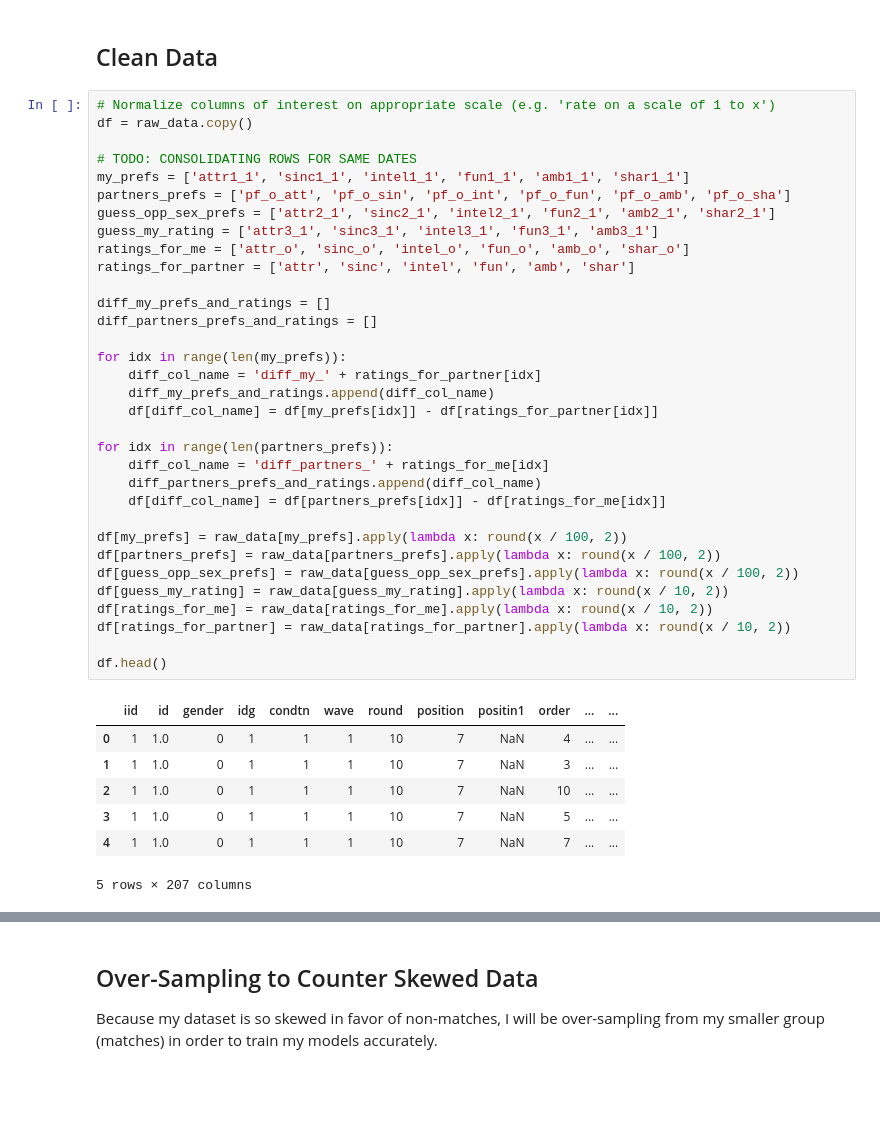
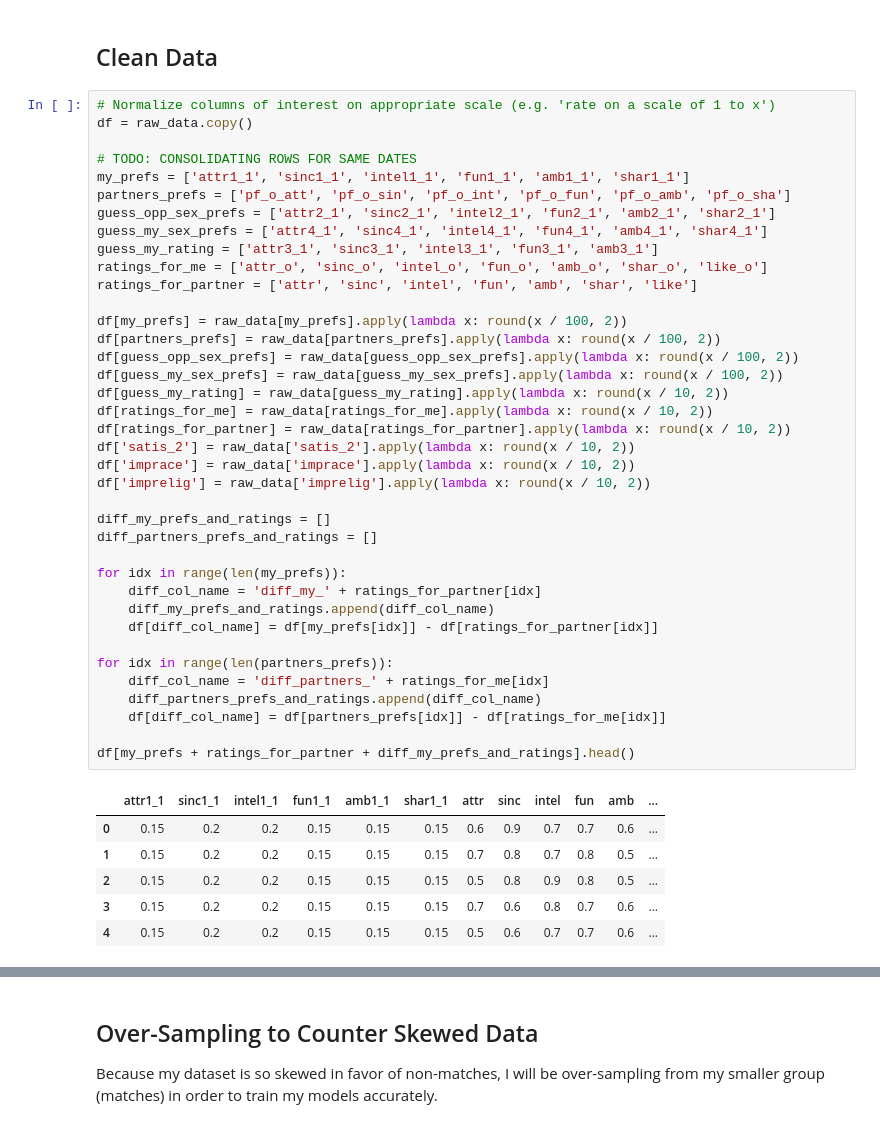
Before and after one commit to esthersweon/thinkful, a Jupyter notebook: main/unit_3/lesson_7_project_1.ipynb, the cells around one changed output, grey strips where cells are left out. Saved outputs shown, nothing was run; the diff lists cells and outputs as text; blank space fills up the shorter version.

```diff
--- a/main/unit_3/lesson_7_project_1.ipynb
+++ b/main/unit_3/lesson_7_project_1.ipynb
@@ -91,41 +110,45 @@ cols_many_nans = get_col_descriptions(raw_data)
 # %%
 # Normalize columns of interest on appropriate scale (e.g. 'rate on a scale of 1 to x')
 df = raw_data.copy()
 
 # TODO: CONSOLIDATING ROWS FOR SAME DATES
 my_prefs = ['attr1_1', 'sinc1_1', 'intel1_1', 'fun1_1', 'amb1_1', 'shar1_1']
 partners_prefs = ['pf_o_att', 'pf_o_sin', 'pf_o_int', 'pf_o_fun', 'pf_o_amb', 'pf_o_sha']
 guess_opp_sex_prefs = ['attr2_1', 'sinc2_1', 'intel2_1', 'fun2_1', 'amb2_1', 'shar2_1']
+guess_my_sex_prefs = ['attr4_1', 'sinc4_1', 'intel4_1', 'fun4_1', 'amb4_1', 'shar4_1']
 guess_my_rating = ['attr3_1', 'sinc3_1', 'intel3_1', 'fun3_1', 'amb3_1']
-ratings_for_me = ['attr_o', 'sinc_o', 'intel_o', 'fun_o', 'amb_o', 'shar_o']
-ratings_for_partner = ['attr', 'sinc', 'intel', 'fun', 'amb', 'shar']
+ratings_for_me = ['attr_o', 'sinc_o', 'intel_o', 'fun_o', 'amb_o', 'shar_o', 'like_o']
+ratings_for_partner = ['attr', 'sinc', 'intel', 'fun', 'amb', 'shar', 'like']
+
+df[my_prefs] = raw_data[my_prefs].apply(lambda x: round(x / 100, 2))
+df[partners_prefs] = raw_data[partners_prefs].apply(lambda x: round(x / 100, 2))
+df[guess_opp_sex_prefs] = raw_data[guess_opp_sex_prefs].apply(lambda x: round(x / 100, 2))
+df[guess_my_sex_prefs] = raw_data[guess_my_sex_prefs].apply(lambda x: round(x / 100, 2))
+df[guess_my_rating] = raw_data[guess_my_rating].apply(lambda x: round(x / 10, 2))
+df[ratings_for_me] = raw_data[ratings_for_me].apply(lambda x: round(x / 10, 2))
+df[ratings_for_partner] = raw_data[ratings_for_partner].apply(lambda x: round(x / 10, 2))
+df['satis_2'] = raw_data['satis_2'].apply(lambda x: round(x / 10, 2))
+df['imprace'] = raw_data['imprace'].apply(lambda x: round(x / 10, 2))
+df['imprelig'] = raw_data['imprelig'].apply(lambda x: round(x / 10, 2))
 
 diff_my_prefs_and_ratings = []
 diff_partners_prefs_and_ratings = []
 
 for idx in range(len(my_prefs)):
     diff_col_name = 'diff_my_' + ratings_for_partner[idx]
     diff_my_prefs_and_ratings.append(diff_col_name)
     df[diff_col_name] = df[my_prefs[idx]] - df[ratings_for_partner[idx]]
 
 for idx in range(len(partners_prefs)):
     diff_col_name = 'diff_partners_' + ratings_for_me[idx]
     diff_partners_prefs_and_ratings.append(diff_col_name)
     df[diff_col_name] = df[partners_prefs[idx]] - df[ratings_for_me[idx]]
 
-df[my_prefs] = raw_data[my_prefs].apply(lambda x: round(x / 100, 2))
-df[partners_prefs] = raw_data[partners_prefs].apply(lambda x: round(x / 100, 2))
-df[guess_opp_sex_prefs] = raw_data[guess_opp_sex_prefs].apply(lambda x: round(x / 100, 2))
-df[guess_my_rating] = raw_data[guess_my_rating].apply(lambda x: round(x / 10, 2))
-df[ratings_for_me] = raw_data[ratings_for_me].apply(lambda x: round(x / 10, 2))
-df[ratings_for_partner] = raw_data[ratings_for_partner].apply(lambda x: round(x / 10, 2))
-
-df.head()
+df[my_prefs + ratings_for_partner + diff_my_prefs_and_ratings].head()
 # %% [output]
-|  | iid | id | gender | idg | condtn | wave | round | position | positin1 | order | ... | ... |
-| 0 | 1 | 1.0 | 0 | 1 | 1 | 1 | 10 | 7 | NaN | 4 | ... | ... |
-| 1 | 1 | 1.0 | 0 | 1 | 1 | 1 | 10 | 7 | NaN | 3 | ... | ... |
-| 2 | 1 | 1.0 | 0 | 1 | 1 | 1 | 10 | 7 | NaN | 10 | ... | ... |
-| 3 | 1 | 1.0 | 0 | 1 | 1 | 1 | 10 | 7 | NaN | 5 | ... | ... |
-| 4 | 1 | 1.0 | 0 | 1 | 1 | 1 | 10 | 7 | NaN | 7 | ... | ... |
+|  | attr1_1 | sinc1_1 | intel1_1 | fun1_1 | amb1_1 | shar1_1 | attr | sinc | intel | fun | amb | ... |
+| 0 | 0.15 | 0.2 | 0.2 | 0.15 | 0.15 | 0.15 | 0.6 | 0.9 | 0.7 | 0.7 | 0.6 | ... |
+| 1 | 0.15 | 0.2 | 0.2 | 0.15 | 0.15 | 0.15 | 0.7 | 0.8 | 0.7 | 0.8 | 0.5 | ... |
+| 2 | 0.15 | 0.2 | 0.2 | 0.15 | 0.15 | 0.15 | 0.5 | 0.8 | 0.9 | 0.8 | 0.5 | ... |
+| 3 | 0.15 | 0.2 | 0.2 | 0.15 | 0.15 | 0.15 | 0.7 | 0.6 | 0.8 | 0.7 | 0.6 | ... |
+| 4 | 0.15 | 0.2 | 0.2 | 0.15 | 0.15 | 0.15 | 0.5 | 0.6 | 0.7 | 0.7 | 0.6 | ... |
-5 rows × 207 columns
```
Also changed, not shown: parts of 34 cells of this notebook, 7 other files.
